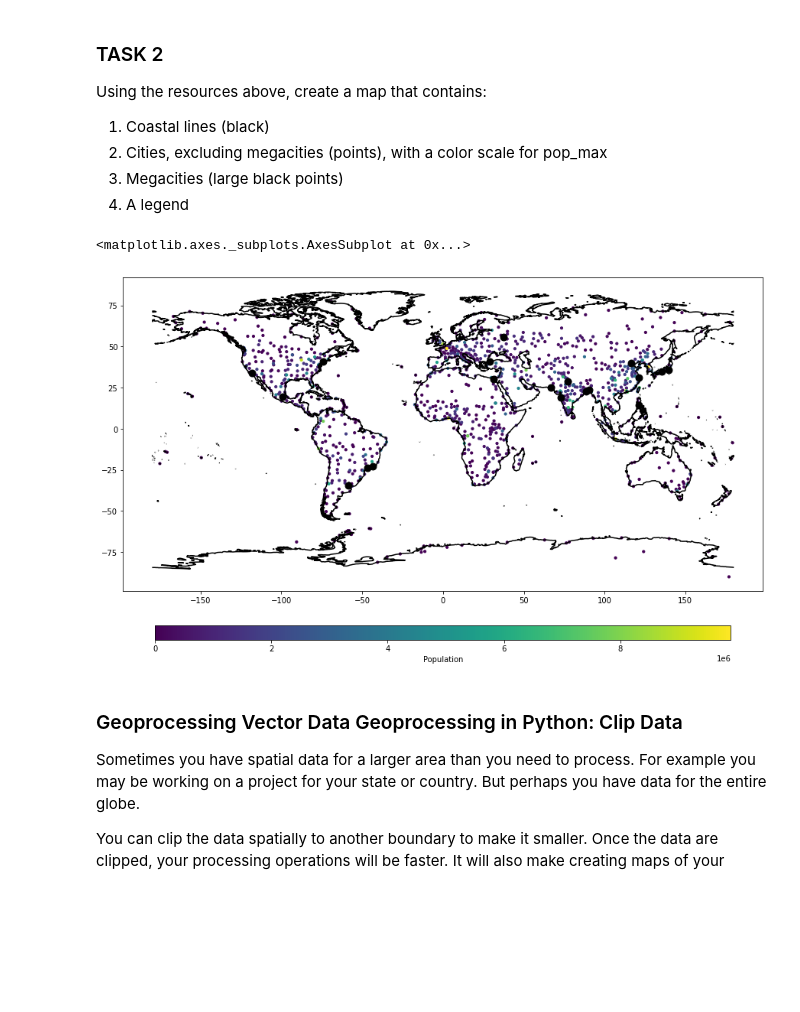
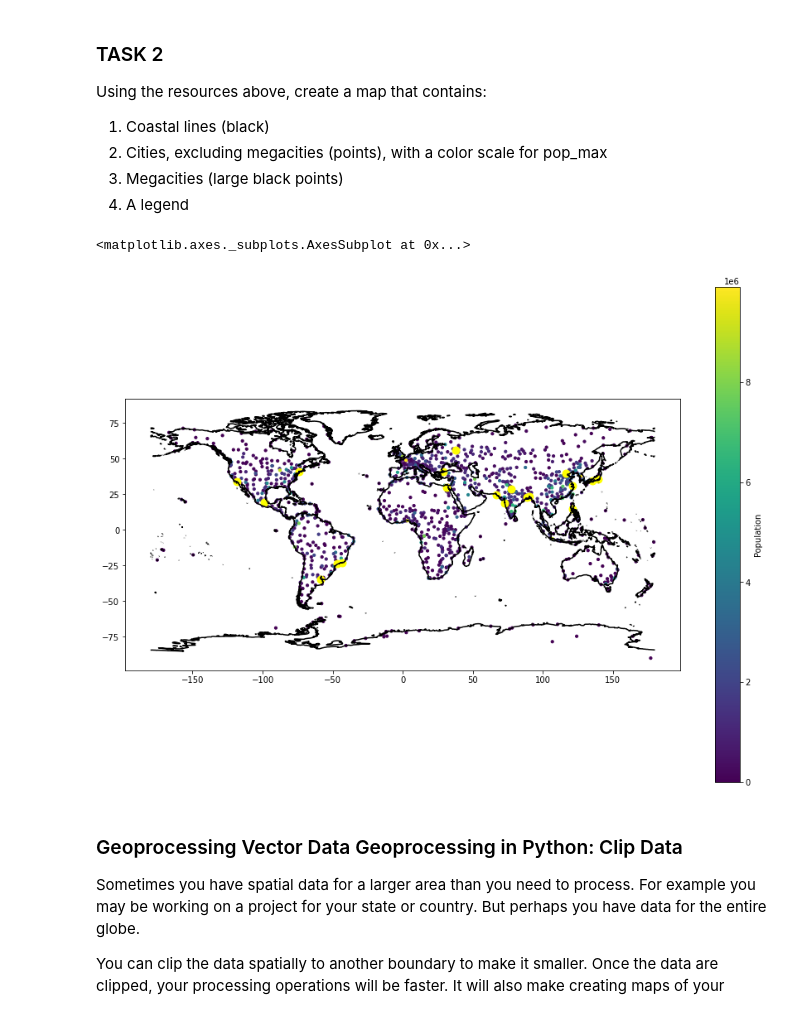
Before and after one commit to hsgarciad/EnvDatSci22, a Jupyter notebook: Copia_de_VectorData101.ipynb, the cells around one changed output. Drawn from its saved outputs; the diff is of its cells as text; code cells hidden in the pictures; blank space fills up the shorter version.

```diff
--- a/Copia_de_VectorData101.ipynb
+++ b/Copia_de_VectorData101.ipynb
@@ -409,17 +406,16 @@ Using the resources above, create a map that contains:
 # %%
 # Format and plot your results from task 2
 # hint:
 f, ax1 = plt.subplots(figsize=(15, 11))
 coastlines.plot(ax=ax1,
                 color="black")
 cities2= cities[cities.pop_max <= 10000000]
 cities2.plot(ax = ax1, column = 'pop_max', markersize = 10, legend = True,
-                  legend_kwds={'label': "Population", 'orientation':"horizontal",
-                               'shrink':0.9, 'aspect':40, 'pad': 0.075})
-megacities.plot(ax = ax1, markersize = 80, color = "black")
+                  legend_kwds={'label': "Population"})
+megacities.plot(ax = ax1, markersize = 80, color = "yellow")
 # %% [output]
 <matplotlib.axes._subplots.AxesSubplot at 0x...>
-[figure, old version]
+[figure, new version]
 # %% [markdown]
 ### Geoprocessing Vector Data Geoprocessing in Python: Clip Data
 Sometimes you have spatial data for a larger area than you need to process. For example you may be working on a project for your state or country. But perhaps you have data for the entire globe.
```
Also changed, not shown: parts of 1 cell of this notebook.
